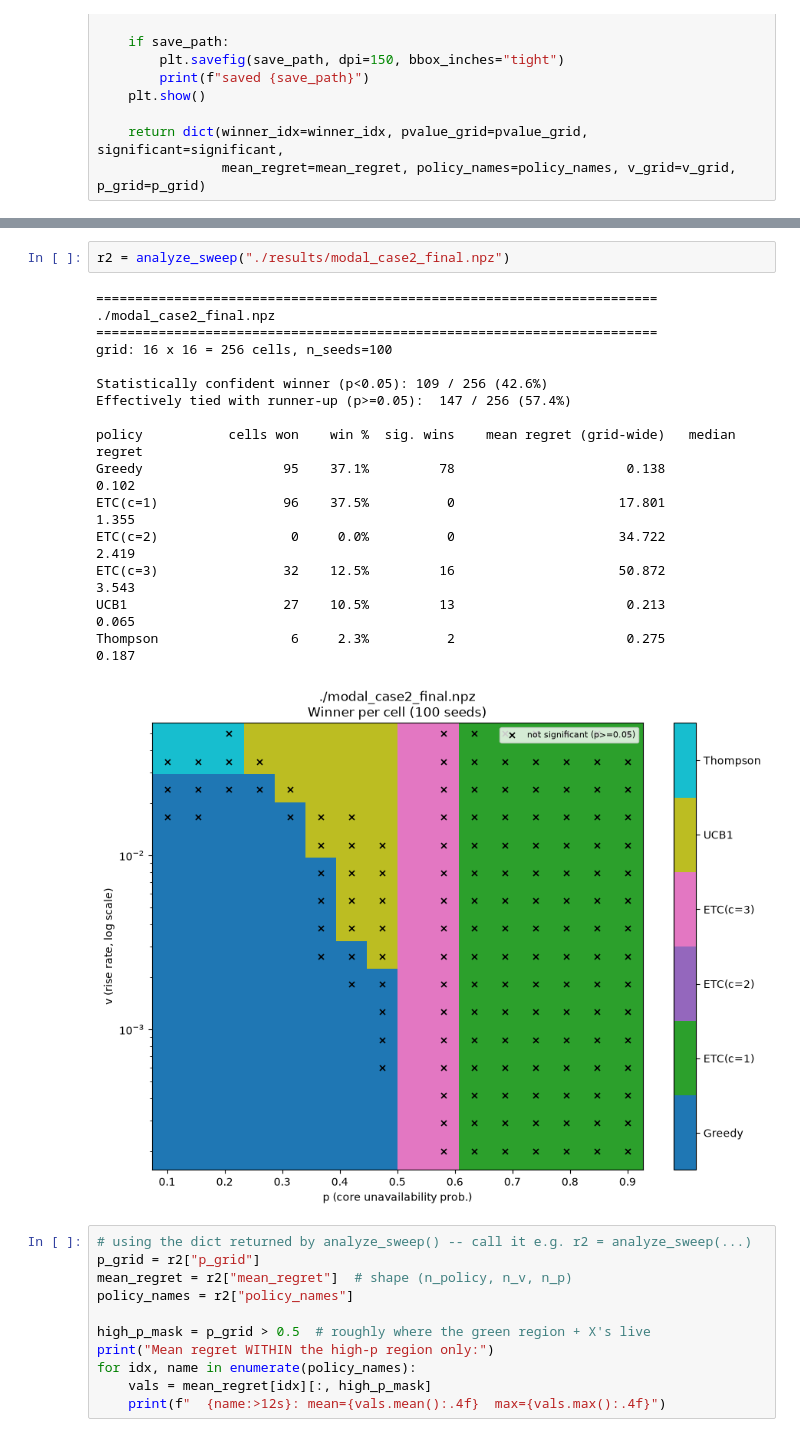
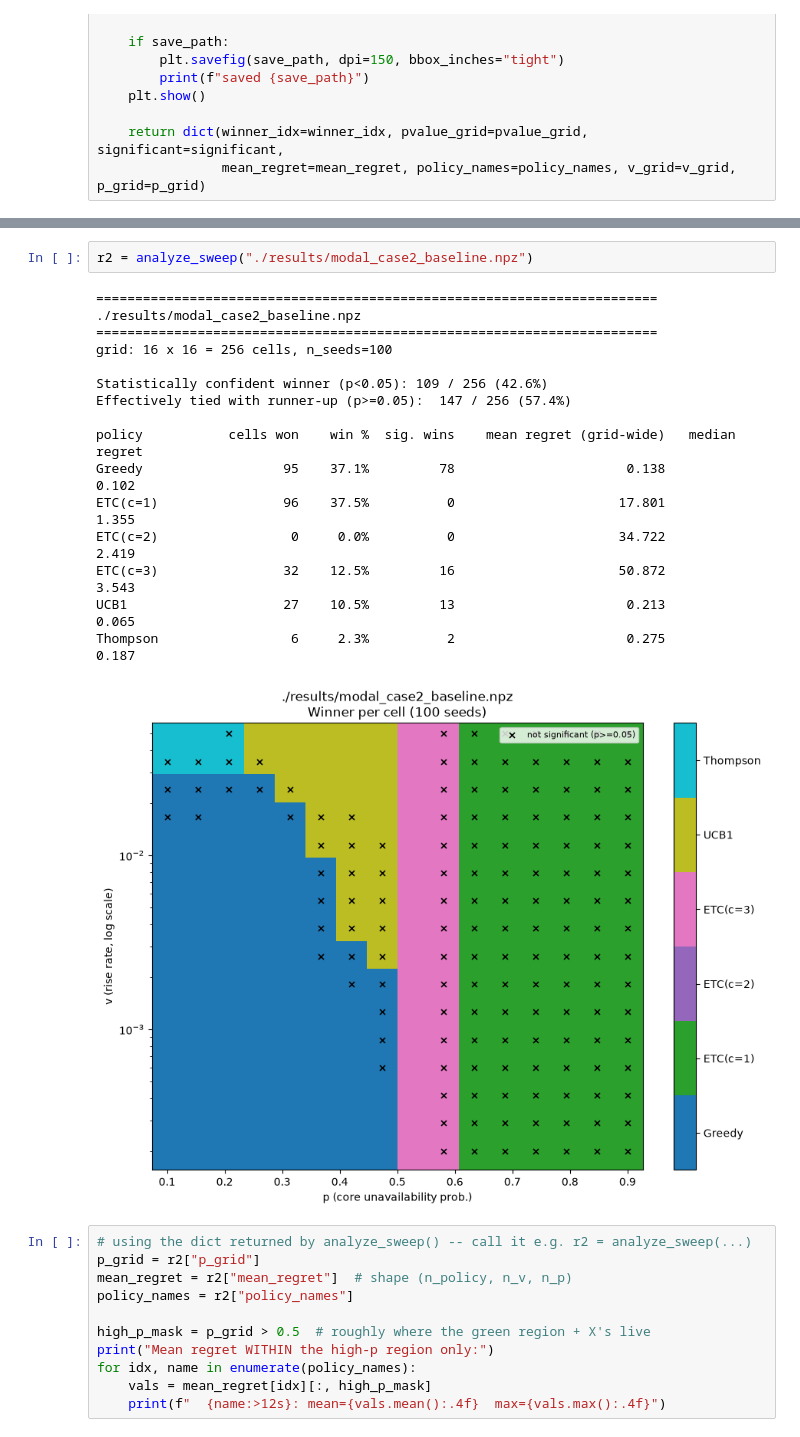
Before and after one commit to chrisbsoo/bandits, a Jupyter notebook: src/core_periphery/sig_analysis.ipynb, the cells around one changed output, grey strips where cells are left out. Drawn from its saved outputs; the diff is of its cells as text.

```diff
--- a/src/core_periphery/sig_analysis.ipynb
+++ b/src/core_periphery/sig_analysis.ipynb
@@ -114,24 +114,24 @@ saved ./results
         0.63333333, 0.68666667, 0.74      , 0.79333333, 0.84666667,
         0.9       ])}
 # %%
-r2 = analyze_sweep("./results/modal_case2_final.npz")
+r2 = analyze_sweep("./results/modal_case2_baseline.npz")
 # %% [output]
 ========================================================================
-./modal_case2_final.npz
+./results/modal_case2_baseline.npz
 ========================================================================
 grid: 16 x 16 = 256 cells, n_seeds=100
 
 Statistically confident winner (p<0.05): 109 / 256 (42.6%)
 Effectively tied with runner-up (p>=0.05):  147 / 256 (57.4%)
 
 policy           cells won    win %  sig. wins    mean regret (grid-wide)   median regret
 Greedy                  95    37.1%         78                      0.138           0.102
 ETC(c=1)                96    37.5%          0                     17.801           1.355
 ETC(c=2)                 0     0.0%          0                     34.722           2.419
 ETC(c=3)                32    12.5%         16                     50.872           3.543
 UCB1                    27    10.5%         13                      0.213           0.065
 Thompson                 6     2.3%          2                      0.275           0.187
-[figure, old version]
+[figure, new version]
 # %%
 # using the dict returned by analyze_sweep() -- call it e.g. r2 = analyze_sweep(...)
 p_grid = r2["p_grid"]
```
Also changed, not shown: parts of 1 cell of this notebook, 11 other files.
